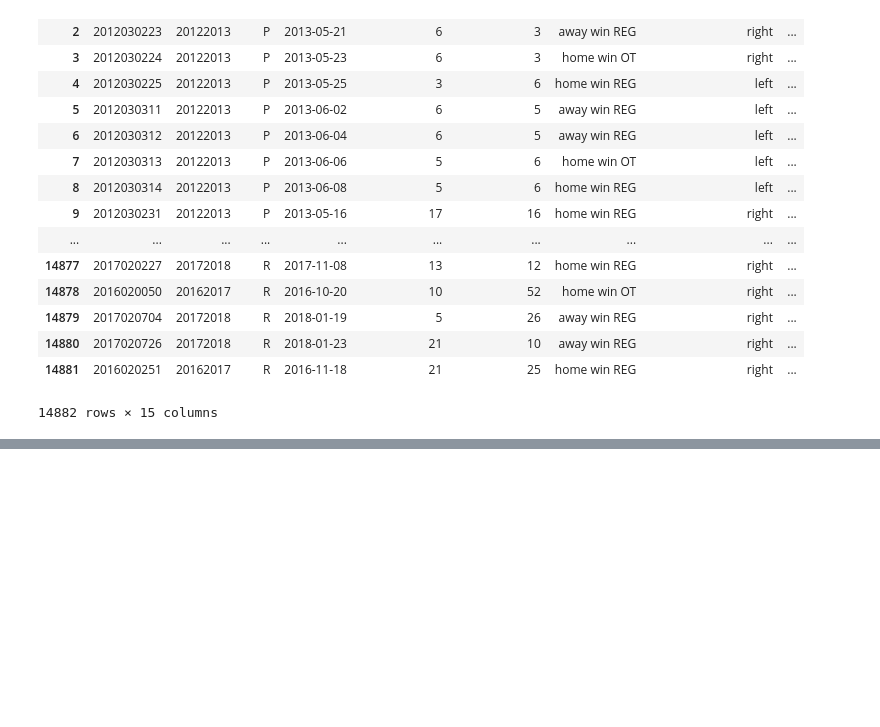
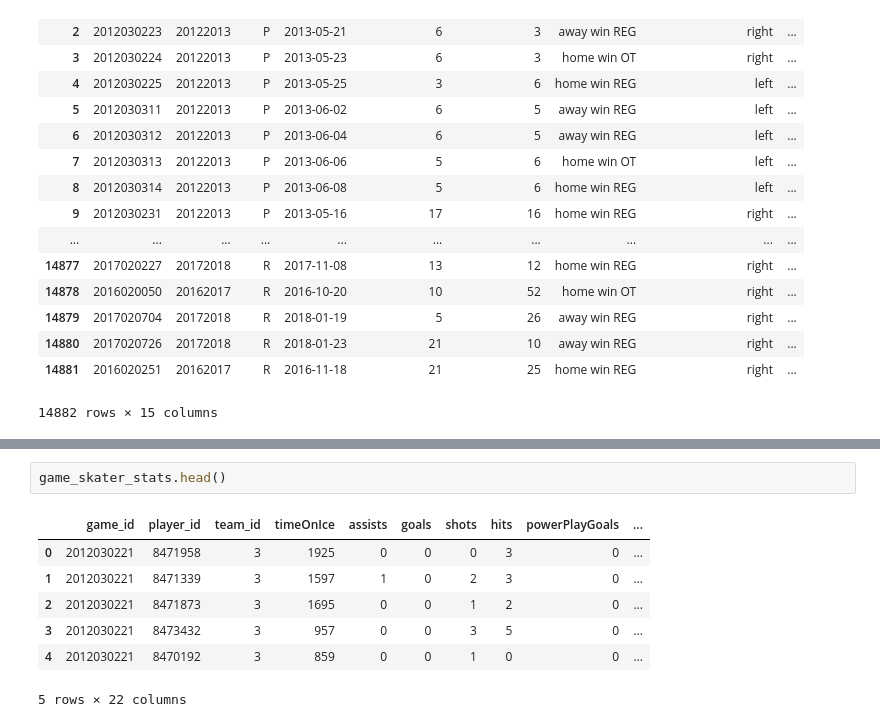
Before and after one commit to UCB-INFO-PYTHON/project_2_Bergan_Biseda_Hardy, a Jupyter notebook: mike_11_24_2018.ipynb, the cells around one changed output, grey strips where cells are left out. Saved outputs shown, nothing was run; the diff lists cells and outputs as text; blank space fills up the shorter version.

```diff
--- a/mike_11_24_2018.ipynb
+++ b/mike_11_24_2018.ipynb
@@ -517,3 +517,13 @@ show(p)
 # %% [output]
 [interactive output not drawn]
 [interactive output not drawn]
+# %%
+game_skater_stats.head()
+# %% [output]
+|  | game_id | player_id | team_id | timeOnIce | assists | goals | shots | hits | powerPlayGoals | ... |
+| 0 | 2012030221 | 8471958 | 3 | 1925 | 0 | 0 | 0 | 3 | 0 | ... |
+| 1 | 2012030221 | 8471339 | 3 | 1597 | 1 | 0 | 2 | 3 | 0 | ... |
+| 2 | 2012030221 | 8471873 | 3 | 1695 | 0 | 0 | 1 | 2 | 0 | ... |
+| 3 | 2012030221 | 8473432 | 3 | 957 | 0 | 0 | 3 | 5 | 0 | ... |
+| 4 | 2012030221 | 8470192 | 3 | 859 | 0 | 0 | 1 | 0 | 0 | ... |
+5 rows × 22 columns
```
Also changed, not shown: parts of 2 cells of this notebook.
